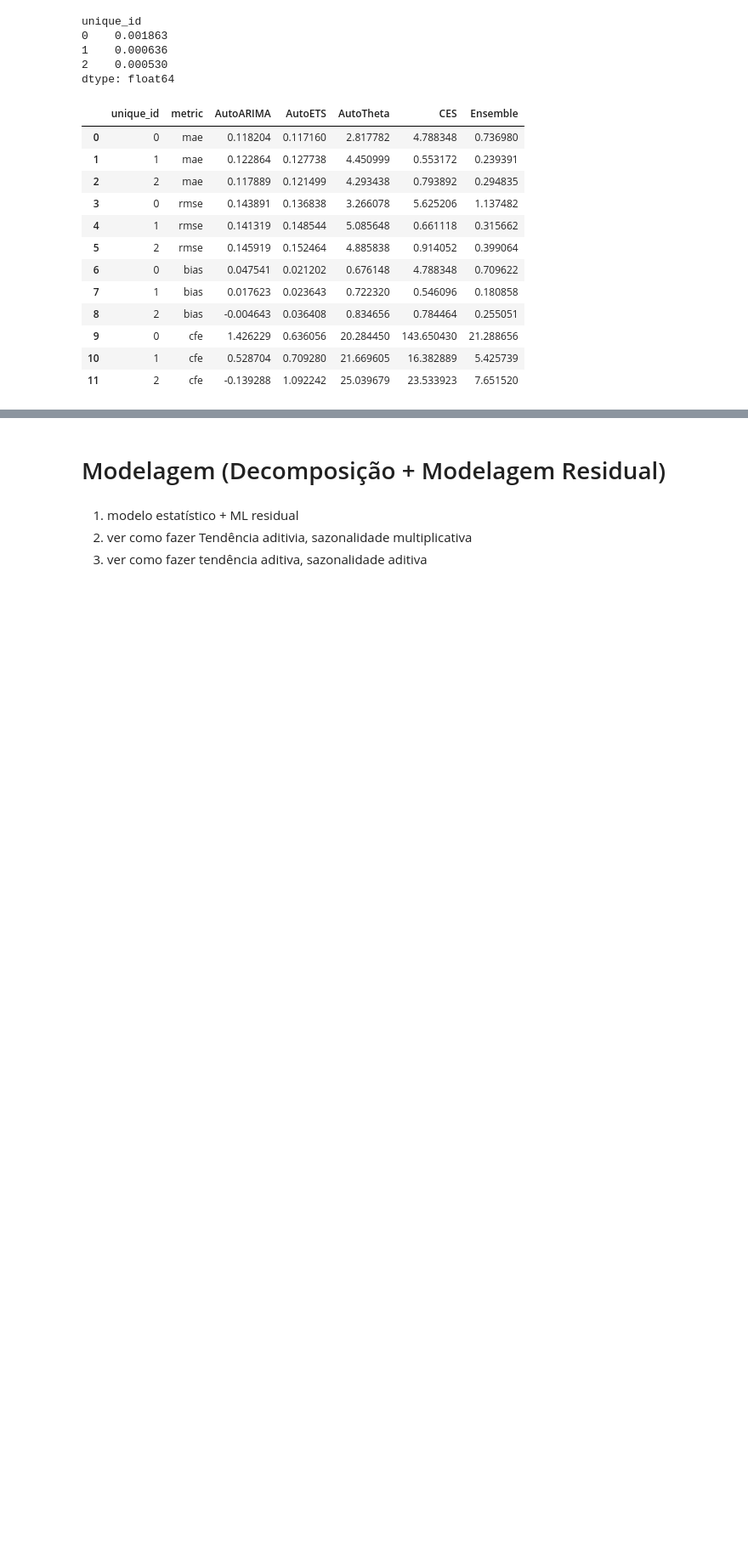
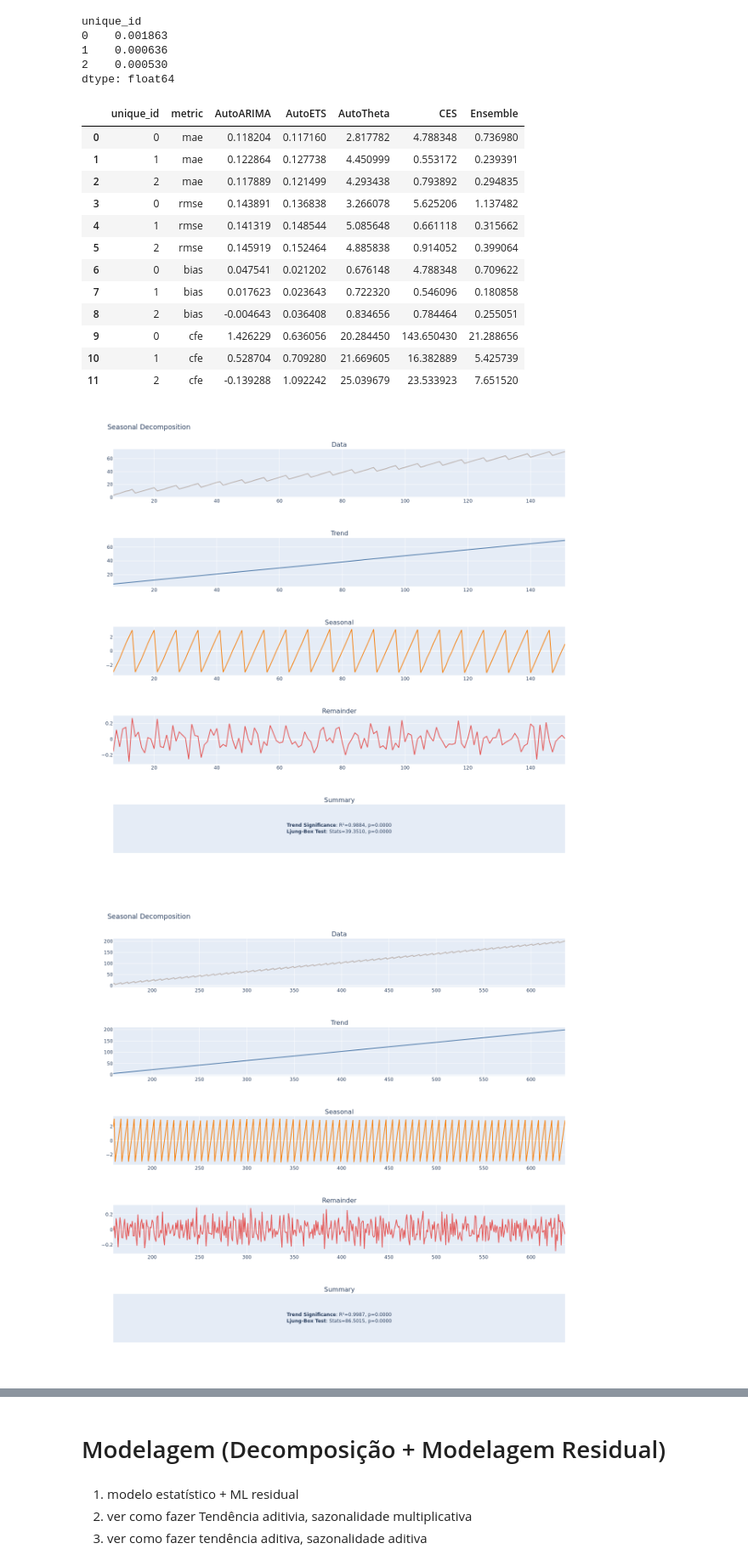
Before and after one commit to HeyLucasLeao/forecasting, a Jupyter notebook: 2.sythentic_data.ipynb, the cells around one changed output, grey strips where cells are left out. Shown at 85% size. Cells and saved outputs as stored; diff of their text form; code cells hidden in the pictures; blank space fills up the shorter version.

```diff
--- a/2.sythentic_data.ipynb
+++ b/2.sythentic_data.ipynb
@@ -93,6 +93,7 @@ for id in df["unique_id"].unique():
         df[df["unique_id"] == id]["y"],
         model="additive",
         fig_type="png",
+        period=7,
     )
 # %% [output]
 [figure]
@@ -214,0 +377,11 @@ evaluate(test[columns],
+# %%
+for id in df["unique_id"].unique():
+    seasonal_decompose(
+        df.loc[df["unique_id"] == id, ["unique_id","y", "ds"]],
+        freq="D",
+        periods=[7],
+        fig_type="png",
+    )
+# %% [output]
+[figure, added]
+[figure, added]
```
Also changed, not shown: parts of 2 cells of this notebook.
